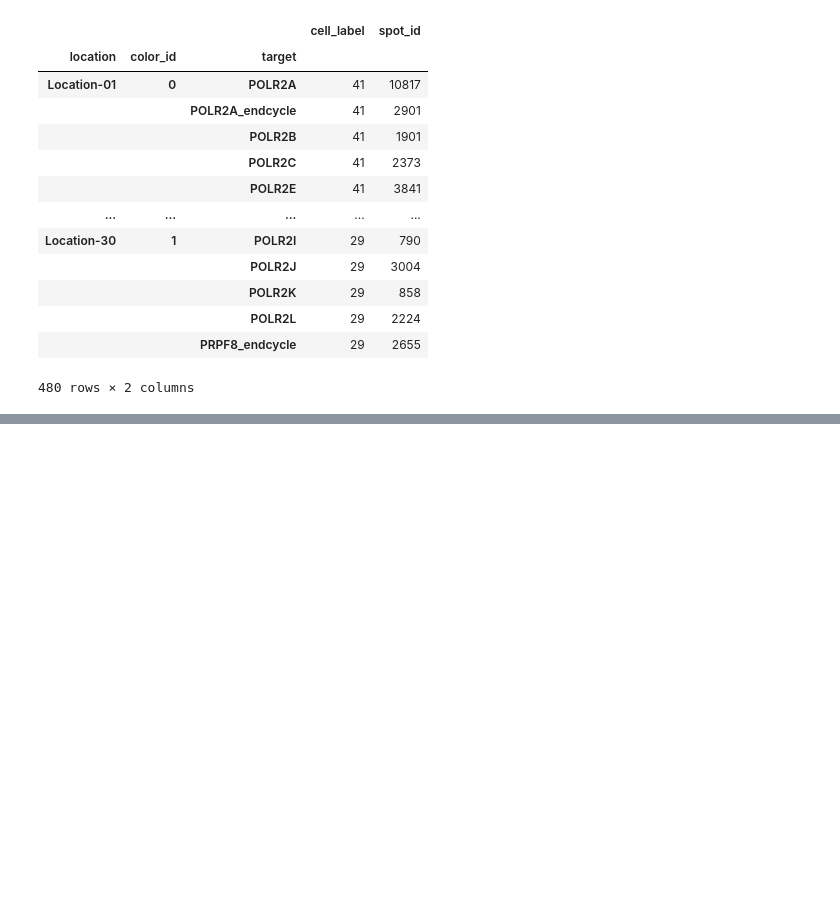
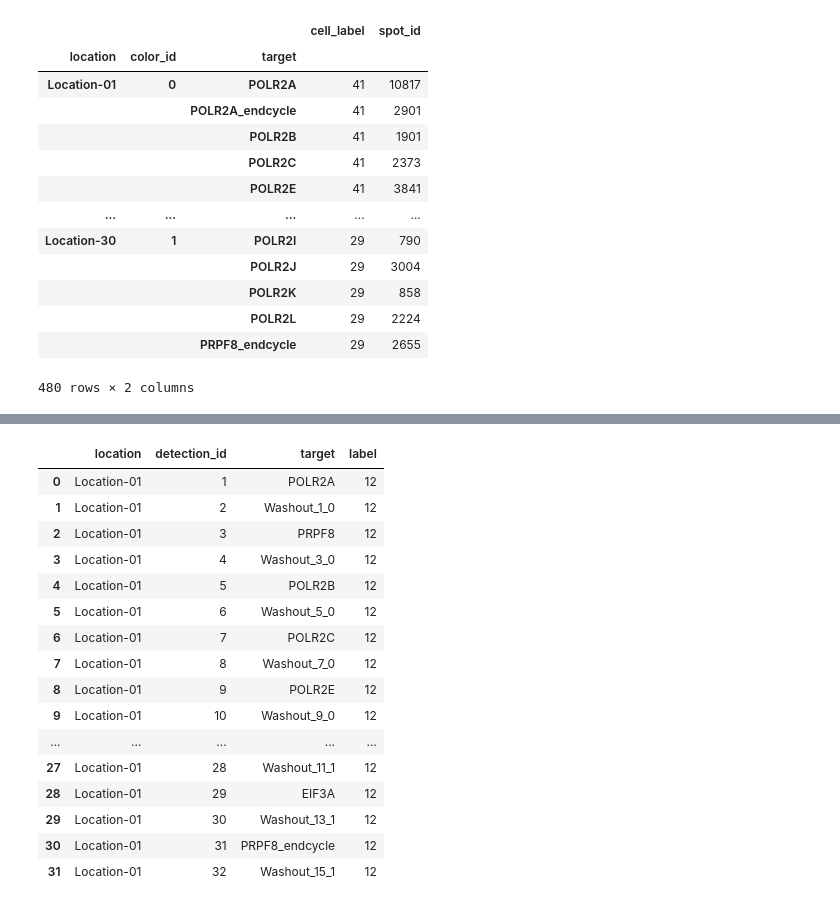
Before and after one commit to SlimaniF/Sequential_Fish, a Jupyter notebook: src/Sequential_Fish/analysis/Data_visualisation.ipynb, the cells around one changed output, grey strips where cells are left out. Drawn from its saved outputs; the diff is of its cells as text; code cells hidden in the pictures; blank space fills up the shorter version.

```diff
--- a/src/Sequential_Fish/analysis/Data_visualisation.ipynb
+++ b/src/Sequential_Fish/analysis/Data_visualisation.ipynb
@@ -108,0 +115,27 @@ ValueError: Length of colors and distributions must match.
+# %%
+cell_view = Cell.loc[(Cell["location"] == LOCATION) & (Cell["label"] == CELL_ID)]
+cell_view = safe_merge_no_duplicates(
+    cell_view,
+    Detection,
+    keys=["target"],
+    on="detection_id"
+)
+cell_view.loc[:,["location","detection_id","target","label"]].sort_values("detection_id")
+# %% [output]
+|  | location | detection_id | target | label |
+| 0 | Location-01 | 1 | POLR2A | 12 |
+| 1 | Location-01 | 2 | Washout_1_0 | 12 |
+| 2 | Location-01 | 3 | PRPF8 | 12 |
+| 3 | Location-01 | 4 | Washout_3_0 | 12 |
+| 4 | Location-01 | 5 | POLR2B | 12 |
+| 5 | Location-01 | 6 | Washout_5_0 | 12 |
+| 6 | Location-01 | 7 | POLR2C | 12 |
+| 7 | Location-01 | 8 | Washout_7_0 | 12 |
+| 8 | Location-01 | 9 | POLR2E | 12 |
+| 9 | Location-01 | 10 | Washout_9_0 | 12 |
+| ... | ... | ... | ... | ... |
+| 27 | Location-01 | 28 | Washout_11_1 | 12 |
+| 28 | Location-01 | 29 | EIF3A | 12 |
+| 29 | Location-01 | 30 | Washout_13_1 | 12 |
+| 30 | Location-01 | 31 | PRPF8_endcycle | 12 |
+| 31 | Location-01 | 32 | Washout_15_1 | 12 |
```
Also changed, not shown: parts of 7 cells of this notebook, 2 other files.
